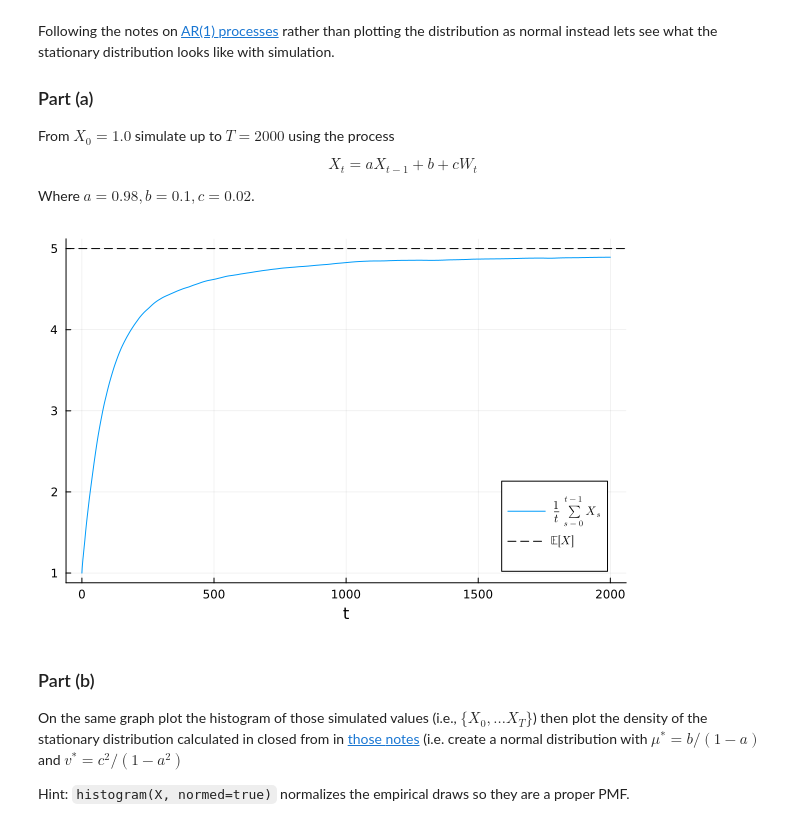
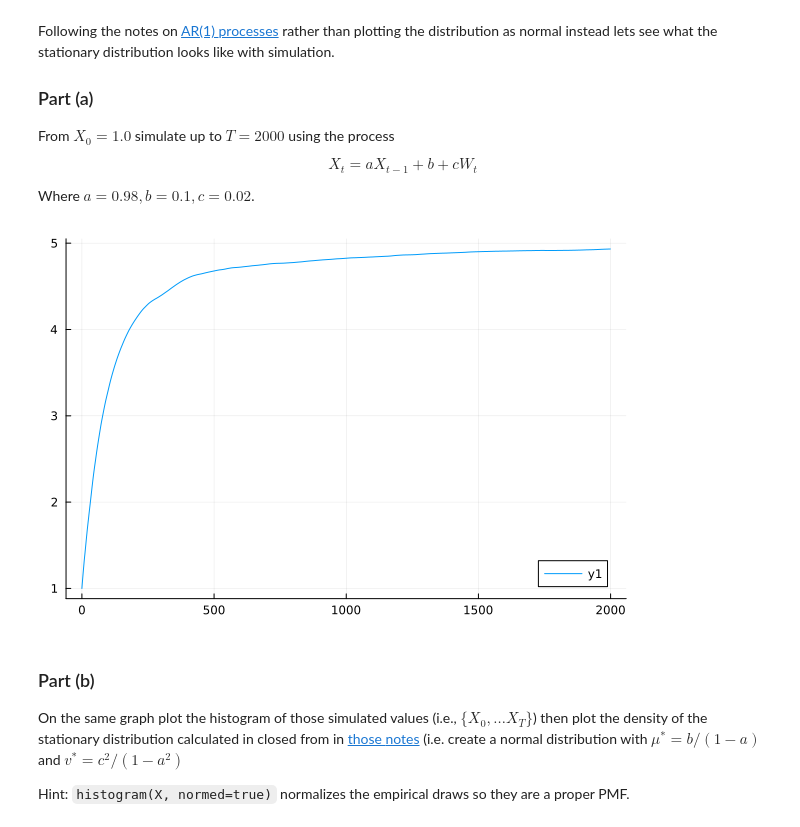
Before and after one commit to WilliamClintC/408-MT, a Jupyter notebook: midterm_practice_problems.ipynb, the cells around one changed output. Saved outputs shown, nothing was run; the diff lists cells and outputs as text; code cells hidden in the pictures.

```diff
--- a/midterm_practice_problems.ipynb
+++ b/midterm_practice_problems.ipynb
@@ -110,33 +110,22 @@ Where $a=0.98, b=0.1, c=0.02$.
 # %%
 T = 2000
 x_0 = 1.0
 a = 0.98
 b = 0.1
 c = 0.02
 
-function iterate_map_iid(f, dist, x0, T)
-    x = zeros(T + 1)
-    x[1] = x0
-    for t in 2:(T + 1)
-        x[t] = f(x[t - 1], rand(dist))
-    end
-    return x
+
+x=zeros(T)
+x[1]=x_0
+for t in 2:(T)
+    x[t]=a*x[t-1]+b+c*rand(Normal())
 end
 
-h(x, W) = a * x + b + c * W # iterate given random shock
-x = iterate_map_iid(h, Normal(), x_0, T)
 
-
-
-x_means = cumsum(x)./(1:(T+1))
-plot(0:T, x_means;
-  label=L"\frac{1}{t}\sum_{s=0}^{t-1} X_s",
-  xlabel = "t", size = (600, 400))
-hline!([b/(1-a)], color = :black,
-  linestyle = :dash,
-  label = L"\mathbb{E}[X]")
+x_means = cumsum(x)./(1:(T))
+plot(0:T-1, x_means;)
 # %% [output]
-[figure, old version]
+[figure, new version]
 # %% [markdown]
 ### Part (b)
 
```
Also changed, not shown: parts of 9 cells of this notebook.
